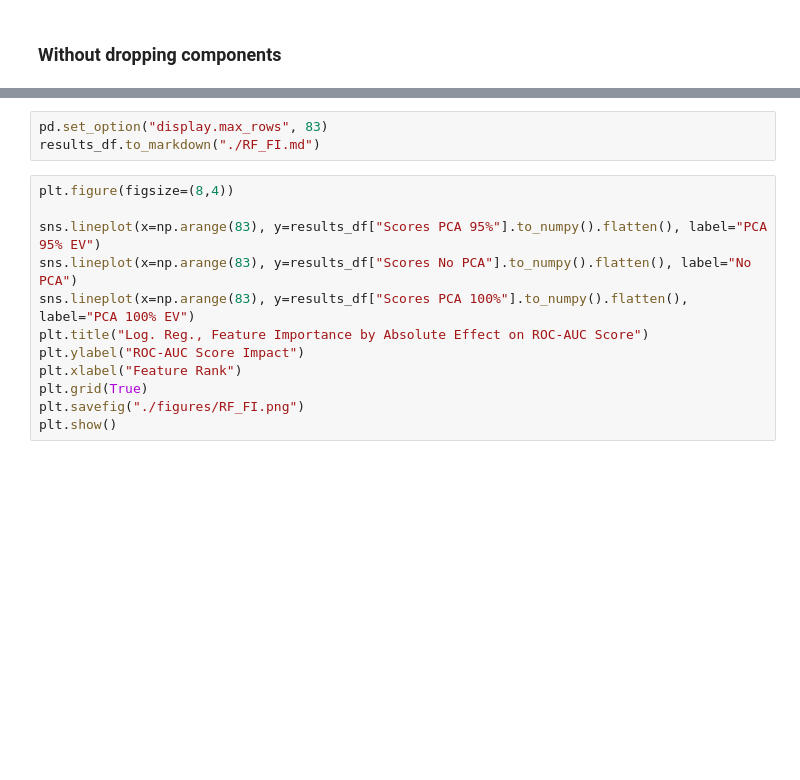
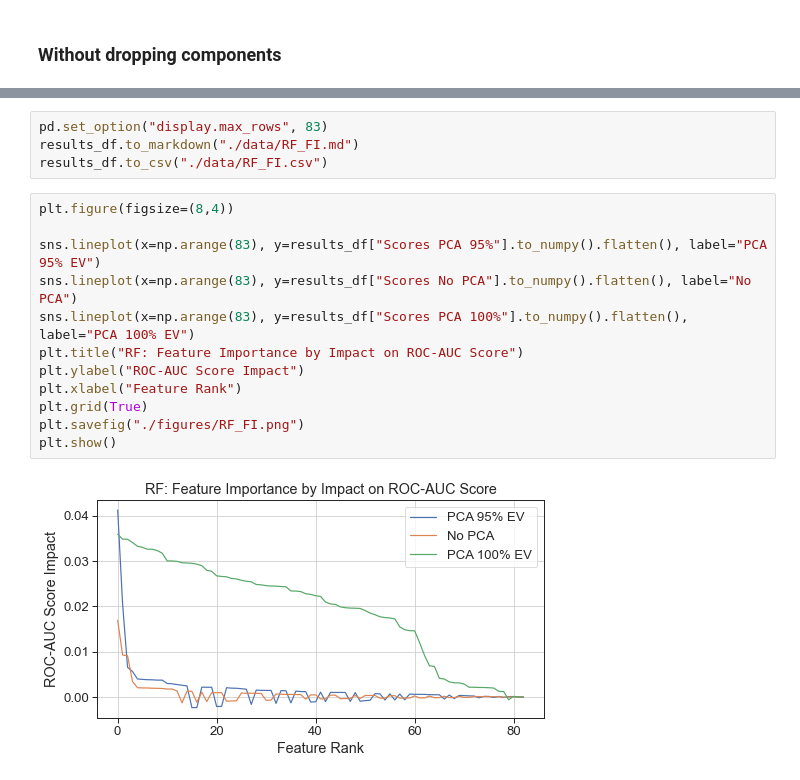
Before and after one commit to edoardodraetta/ml_geneticdisease, a Jupyter notebook: FeatureImportance/FI_RanFor.ipynb, the cells around one changed output, grey strips where cells are left out. Saved outputs shown, nothing was run; the diff lists cells and outputs as text; blank space fills up the shorter version.

```diff
--- a/FeatureImportance/FI_RanFor.ipynb
+++ b/FeatureImportance/FI_RanFor.ipynb
@@ -253,15 +374,18 @@ results_df.head(10)
 # %%
 pd.set_option("display.max_rows", 83)
-results_df.to_markdown("./RF_FI.md")
+results_df.to_markdown("./data/RF_FI.md")
+results_df.to_csv("./data/RF_FI.csv")
 # %%
 plt.figure(figsize=(8,4))
 
 sns.lineplot(x=np.arange(83), y=results_df["Scores PCA 95%"].to_numpy().flatten(), label="PCA 95% EV")
 sns.lineplot(x=np.arange(83), y=results_df["Scores No PCA"].to_numpy().flatten(), label="No PCA")
 sns.lineplot(x=np.arange(83), y=results_df["Scores PCA 100%"].to_numpy().flatten(), label="PCA 100% EV")
-plt.title("Log. Reg., Feature Importance by Absolute Effect on ROC-AUC Score")
+plt.title("RF: Feature Importance by Impact on ROC-AUC Score")
 plt.ylabel("ROC-AUC Score Impact")
 plt.xlabel("Feature Rank")
 plt.grid(True)
 plt.savefig("./figures/RF_FI.png")
 plt.show()
+# %% [output]
+[figure, added]
```
Also changed, not shown: parts of 12 cells of this notebook, 24 other files.
